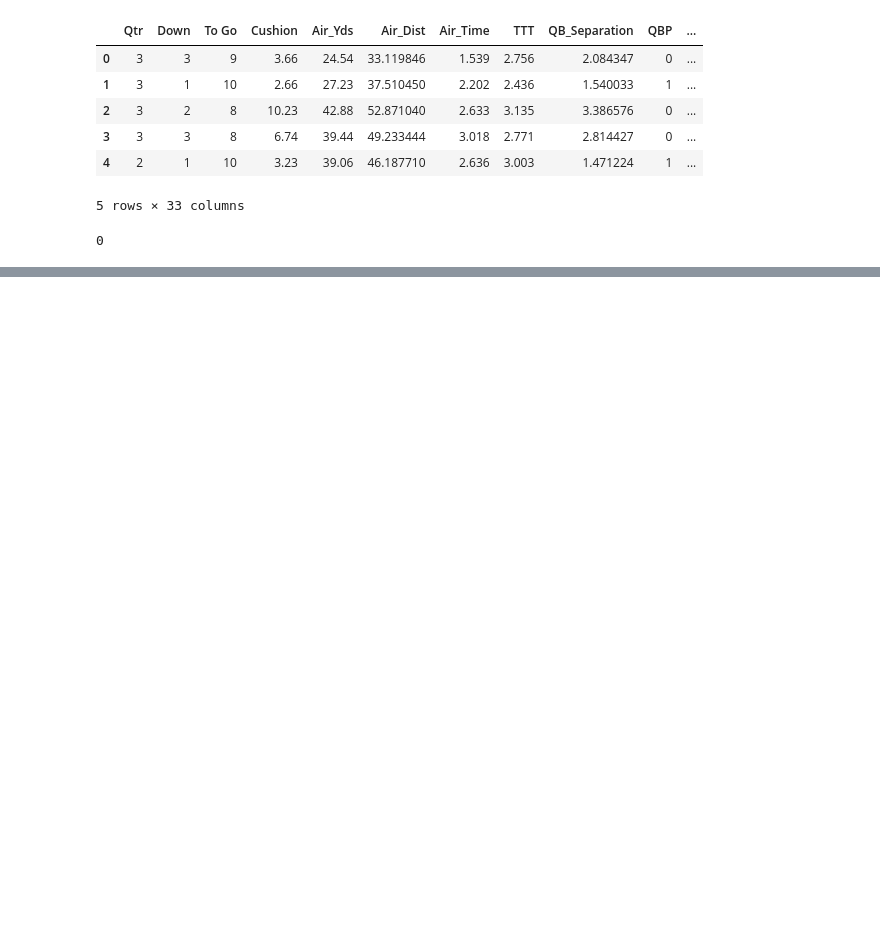
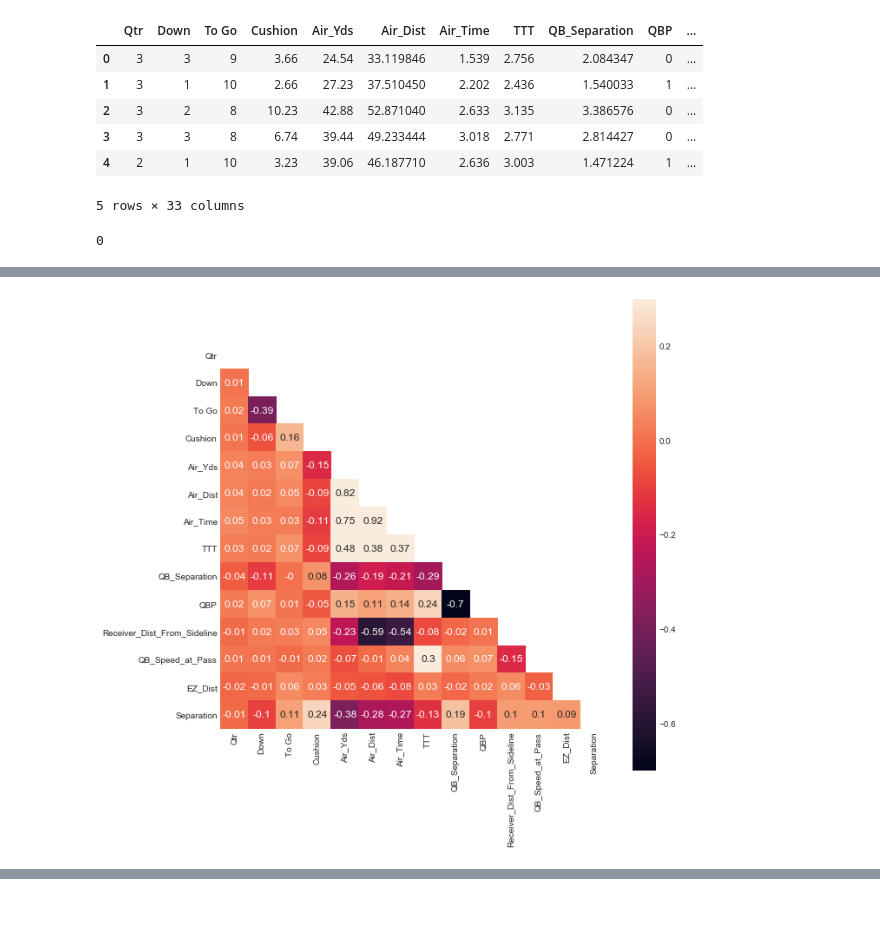
Before and after one commit to Jesse-Cohen/Separation-Above-Expectation, a Jupyter notebook: Expected Receiver Separation.ipynb, the cells around one changed output, grey strips where cells are left out. Cells and saved outputs as stored; diff of their text form; code cells hidden in the pictures; blank space fills up the shorter version.

```diff
--- a/Expected Receiver Separation.ipynb
+++ b/Expected Receiver Separation.ipynb
@@ -490,0 +483,3 @@ RecLoc_df.groupby(['Down']).mean().round({'Separation': 2}).sort_values('Separat
+# %%
+Merged = NB_Features.copy()
+Merged['Separation'] = Output
@@ -490,0 +502,4 @@ RecLoc_df.groupby(['Down']).mean().round({'Separation': 2}).sort_values('Separat
+# %%
+Merged = Merged[Merged['Air_Time'] > 0]
+print(len(Merged))
+print('Looks like we dropped 6 rows with negative Air Time')
@@ -490,0 +509,6 @@ RecLoc_df.groupby(['Down']).mean().round({'Separation': 2}).sort_values('Separat
+# %%
+#Bring the Time Feature back, it was dropped earlier to create the imputations
+Time_Index = Merged.index
+Merged['Time'] = df['Time'][Time_Index]
+#Merged.head()
+Merged.columns
@@ -490,0 +553,8 @@ RecLoc_df.groupby(['Down']).mean().round({'Separation': 2}).sort_values('Separat
+# %%
+mask = np.zeros_like(Merged.corr())
+mask[np.triu_indices_from(mask)] = True
+with sns.axes_style("white"):
+    f, ax = plt.subplots(figsize=(10, 10))
+    ax = sns.heatmap(round(Merged.corr(method = 'spearman'), 2), mask=mask, vmax=.3, square=True, annot=True, annot_kws={"size": 12})
+# %% [output]
+[figure, added]
```
Also changed, not shown: parts of 139 cells of this notebook.
